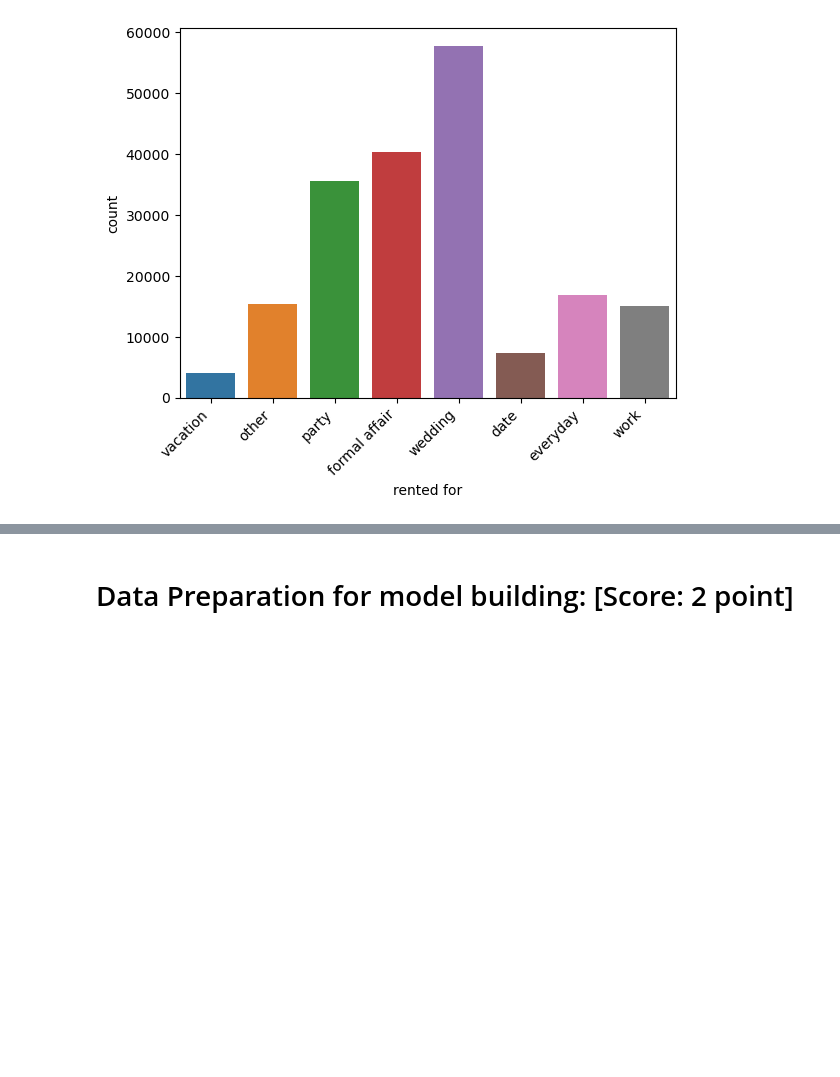
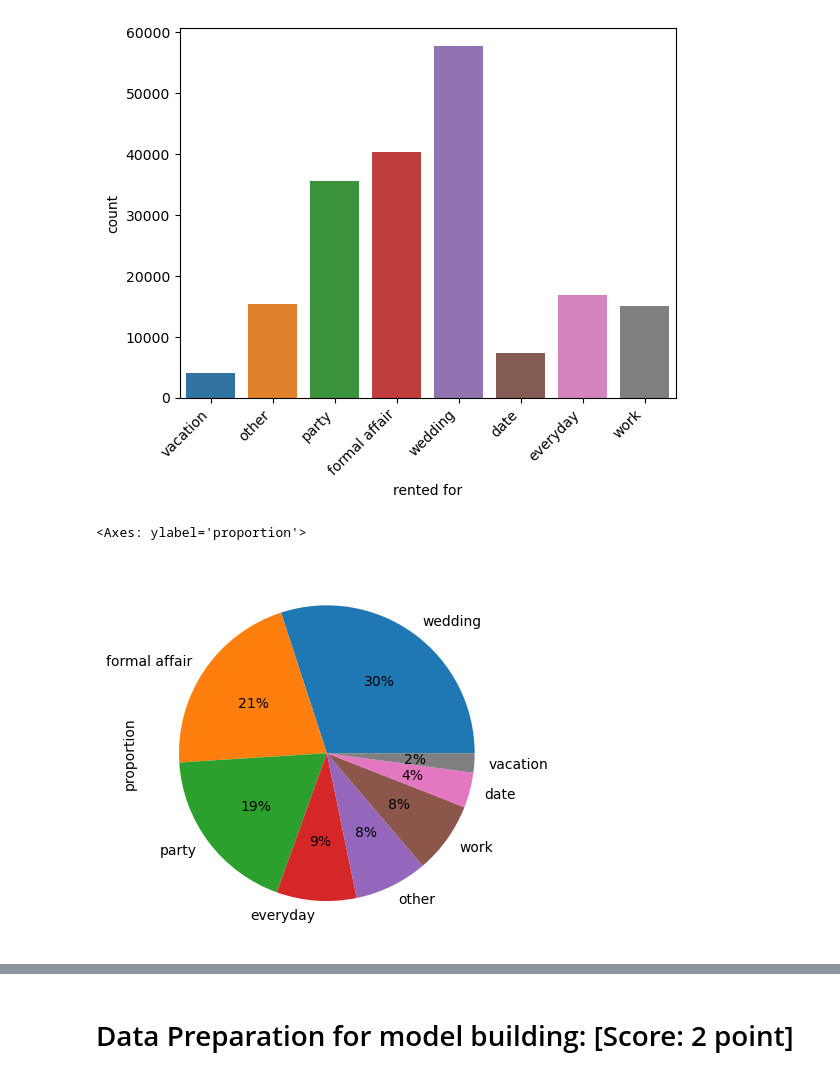
Before and after one commit to AritraKumarDas/G2B4_Project2_PythonForDS, a Jupyter notebook: Python_GroupProject2-G2B4.ipynb, the cells around one changed output, grey strips where cells are left out. Saved outputs shown, nothing was run; the diff lists cells and outputs as text; code cells hidden in the pictures; blank space fills up the shorter version.

```diff
--- a/Python_GroupProject2-G2B4.ipynb
+++ b/Python_GroupProject2-G2B4.ipynb
@@ -299,3 +322,10 @@ plt.xticks(rotation=45, ha='right')  # Rotate x-axis labels for better visibilit
 plt.show()
 # %% [output]
 [figure]
+# %%
+## plotting the distribution of column 'rented for' with percentage values in pie-chart
+
+df['rented for'].value_counts(normalize=True).plot(kind='pie', autopct='%1.0f%%')
+# %% [output]
+<Axes: ylabel='proportion'>
+[figure, added]
```
Also changed, not shown: parts of 29 cells of this notebook.
